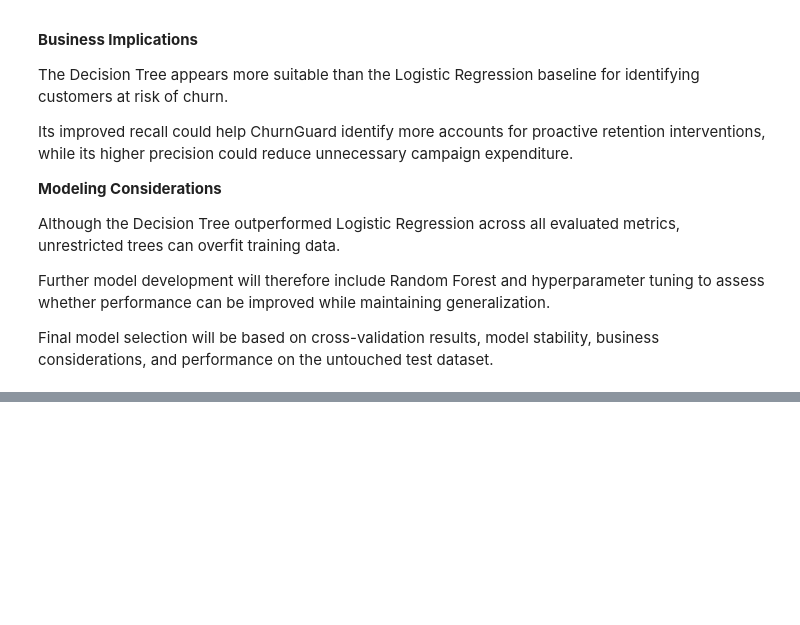
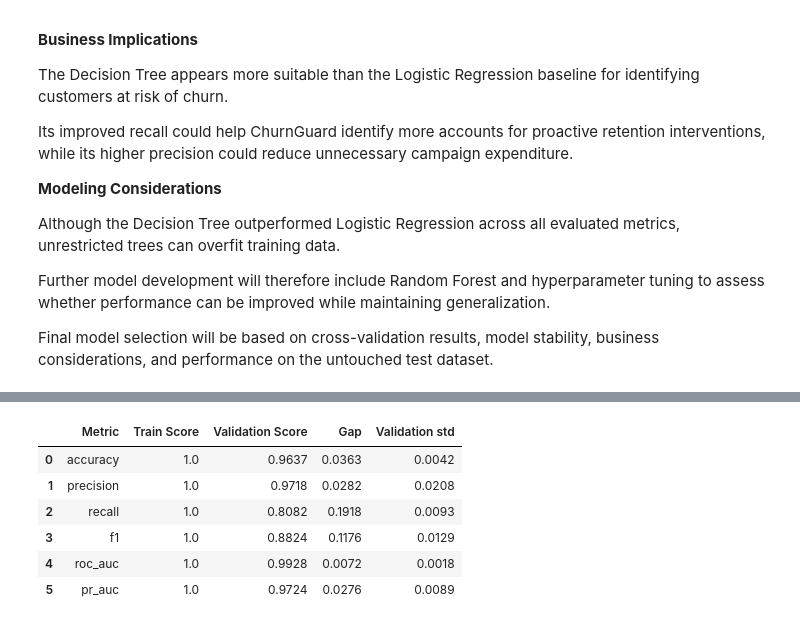
Before and after one commit to timayabi2020/churn-prediction-mlops, a Jupyter notebook: notebooks/churn_prediction.ipynb, the cells around one changed output, grey strips where cells are left out. Drawn from its saved outputs; the diff is of its cells as text; code cells hidden in the pictures; blank space fills up the shorter version.

Commit message:
Checked random forest for overfitting

```diff
--- a/notebooks/churn_prediction.ipynb
+++ b/notebooks/churn_prediction.ipynb
@@ -2782,0 +2819,36 @@ display(baseline_results.round(4))
+# %%
+# Check random forest for overfitting
+rf_diagnostic = cross_validate(
+    random_forest_pipeline,
+    X_train,
+    y_train,
+    cv=cv,
+    scoring=scoring,
+    n_jobs=-1,
+    return_train_score=True
+)
+
+diagnostic_results = []
+
+for metric in scoring:
+    train_scores = rf_diagnostic[f'train_{metric}']
+    val_scores = rf_diagnostic[f'test_{metric}']
+
+    diagnostic_results.append({
+        "Metric": metric,
+        "Train Score": train_scores.mean(),
+        "Validation Score": val_scores.mean(),
+        "Gap": train_scores.mean() - val_scores.mean(),
+        "Validation std": val_scores.std()
+    })
+
+diagnostic_df = pd.DataFrame(diagnostic_results)
+display(diagnostic_df.round(4))
+# %% [output]
+|  | Metric | Train Score | Validation Score | Gap | Validation std |
+| 0 | accuracy | 1.0 | 0.9637 | 0.0363 | 0.0042 |
+| 1 | precision | 1.0 | 0.9718 | 0.0282 | 0.0208 |
+| 2 | recall | 1.0 | 0.8082 | 0.1918 | 0.0093 |
+| 3 | f1 | 1.0 | 0.8824 | 0.1176 | 0.0129 |
+| 4 | roc_auc | 1.0 | 0.9928 | 0.0072 | 0.0018 |
+| 5 | pr_auc | 1.0 | 0.9724 | 0.0276 | 0.0089 |
```
Also changed, not shown: parts of 3 cells of this notebook.
